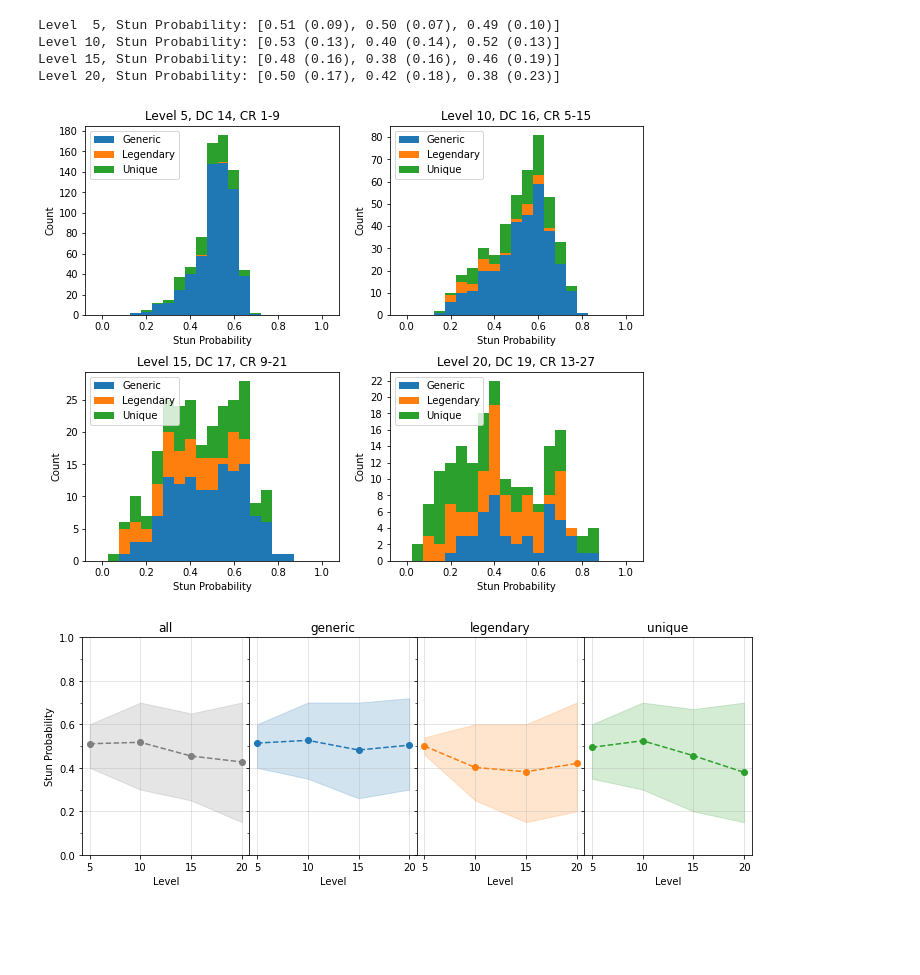
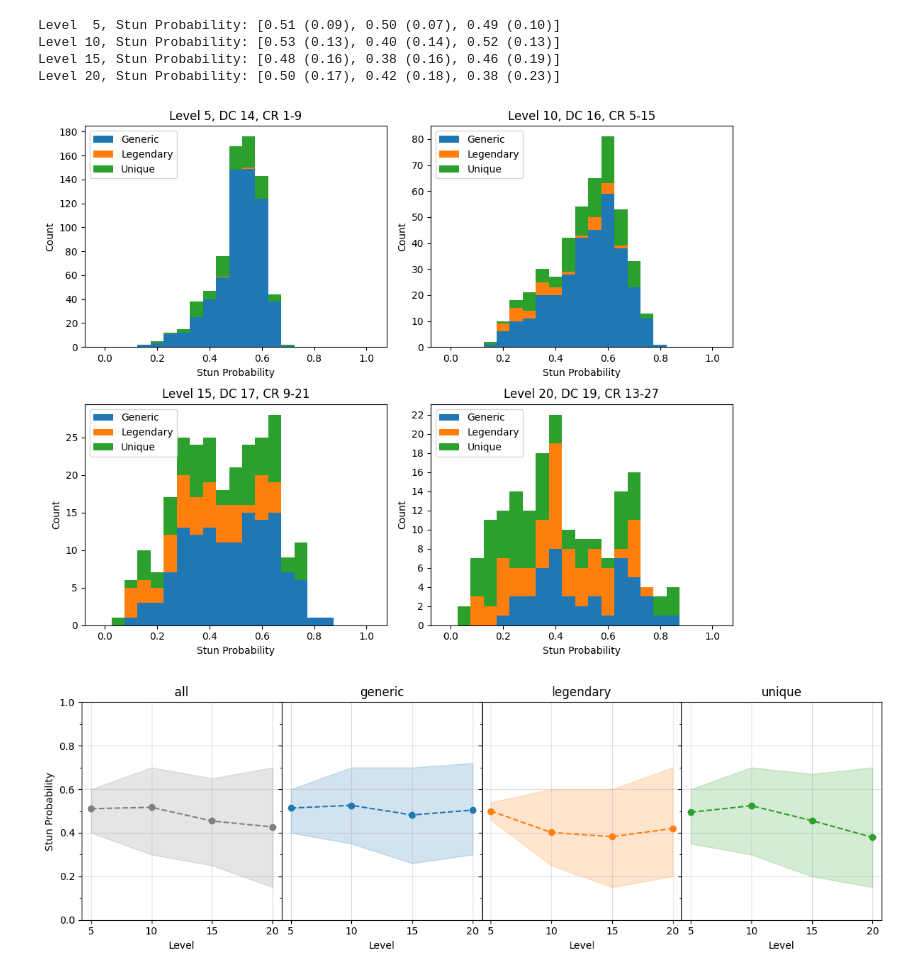
Before and after one commit to tomedunn/the-finished-book, a Jupyter notebook: _classes/stunning-strike/stunning-strike-analysis.ipynb, the cells around one changed output. Drawn from its saved outputs; the diff is of its cells as text; code cells hidden in the pictures; blank space fills up the shorter version.

Commit message:
Replaces png images with svg

```diff
--- a/_classes/stunning-strike/stunning-strike-analysis.ipynb
+++ b/_classes/stunning-strike/stunning-strike-analysis.ipynb
@@ -37,7 +37,7 @@ rMin = 0; rMax = 1; rDel = 0.05
 rRange = np.linspace(rMin - rDel/2, rMax + rDel/2, int(round((rMax - rMin)/rDel)) + 2)
 
 rSub = 2; cSub = 2; iSub = 0
-fig = plt.figure(figsize=[5*cSub,4*rSub])
+fig = plt.figure(figsize=[5*cSub,4*rSub], dpi=100, tight_layout=True)
 fig.subplots_adjust(hspace=0.3)
 
 for level, CRdelta in zip(levels, CRdeltas):
@@ -67,13 +67,13 @@ for level, CRdelta in zip(levels, CRdeltas):
         dfM['legendary'], dfS['legendary'],
         dfM['unique'], dfS['unique']))
 
-plt.savefig('stun-probability-distribution-categories.png', dpi=300)
+plt.savefig('stun-probability-distribution-categories.svg')
 # %% [output]
 Level  5, Stun Probability: [0.51 (0.09), 0.50 (0.07), 0.49 (0.10)]
 Level 10, Stun Probability: [0.53 (0.13), 0.40 (0.14), 0.52 (0.13)]
 Level 15, Stun Probability: [0.48 (0.16), 0.38 (0.16), 0.46 (0.19)]
 Level 20, Stun Probability: [0.50 (0.17), 0.42 (0.18), 0.38 (0.23)]
-[figure, old version]
+[figure, new version]
 # %%
 # Probability of landing a Stunning Strike
 from matplotlib import pyplot as plt
@@ -88,7 +88,7 @@ rRange = np.linspace(rMin - rDel/2, rMax + rDel/2, int(round((rMax - rMin)/rDel)
 
 q1=0.10; q2=0.90
 rSub = 1; cSub = 4; iSub = 0
-fig = plt.figure(figsize=[3*cSub,4*rSub])
+fig = plt.figure(figsize=[3*cSub,4*rSub], dpi=100, tight_layout=True)
 gs = fig.add_gridspec(1, 4, hspace=0, wspace=0)
 axs = gs.subplots(sharex=True, sharey=True)
 
@@ -102,35 +102,35 @@ for cat, ax, c in zip(['all','generic','legendary','unique'], axs, colors):
         df1['Hit Prob']  = 0.05*(20 + dfMonk.at[level-1, 'Attack Bonus'] - df0['AC'])
         df1.loc[df1['Hit Prob'] >= 1.0, 'Hit Prob'] = 0.95
         df1.loc[df1['Hit Prob'] <= 0.0, 'Hit Prob'] = 0.05
         df1['Stun Prob'] = 0.05*(dfMonk.at[level-1, 'Ki Save DC'] - df1['Con Save'] - 1)
         df1.loc[df1['Stun Prob'] > 1.0, 'Stun Prob'] = 1.00
         df1.loc[df1['Stun Prob'] < 0.0, 'Stun Prob'] = 0.00
         df1['Attack Stun Prob'] = df1['Hit Prob']*df1['Stun Prob']
 
         if cat == 'all':
             dfC = df1['Stun Prob']
         else:
             dfC = df1[df1['Category'].isin([cat])]['Stun Prob']
 
         yMin.append(dfC.quantile(q1))
         yMax.append(dfC.quantile(q2))
         yMean.append(dfC.mean())
 
     ax.fill_between(levels, yMin, yMax, alpha=0.2, color=c)
     ax.plot(levels, yMean, 'o--', color=c)
     ax.set_title(cat)
 
 for ax in axs.flat:
     ax.set(xlabel='Level', ylabel='Stun Probability', ylim=[0,1])
     ax.xaxis.set_major_locator(MultipleLocator(5))
     ax.yaxis.set_major_locator(MultipleLocator(0.2))
     ax.yaxis.set_minor_locator(MultipleLocator(0.1))
     ax.grid(which='major', axis='both', alpha=0.4)
     ax.label_outer()
 
-plt.savefig('stun-probability-inner-quantile80-categories.png', dpi=300)
+plt.savefig('stun-probability-inner-quantile80-categories.svg')
 # %% [output]
-[figure, old version]
+[figure, new version]
 # %%
 # Attack hit chance
 from matplotlib import pyplot as plt
```
Also changed, not shown: parts of 11 cells of this notebook, 30 other files.
